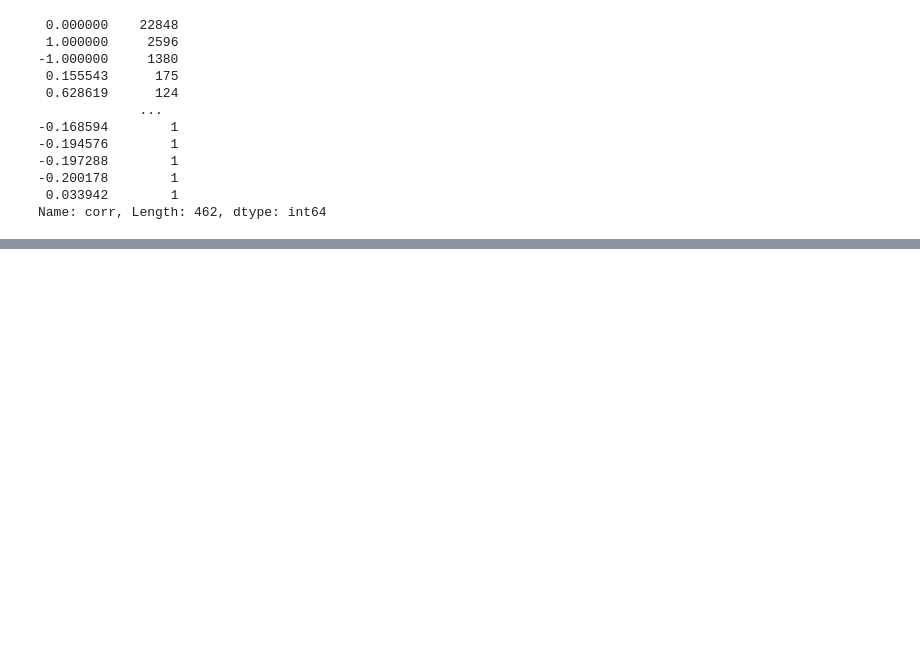
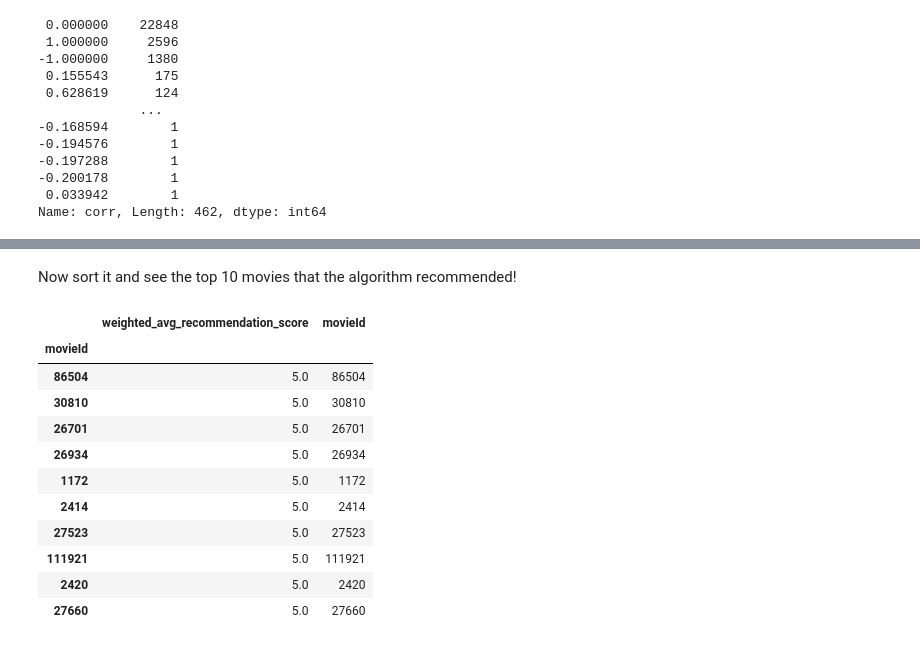
Before and after one commit to vaibhav-shaharwale/Recommendation-Systems, a Jupyter notebook: Collaborative Filtering.ipynb, the cells around one changed output, grey strips where cells are left out. Drawn from its saved outputs; the diff is of its cells as text; code cells hidden in the pictures; blank space fills up the shorter version.

```diff
--- a/Collaborative Filtering.ipynb
+++ b/Collaborative Filtering.ipynb
@@ -295,0 +397,18 @@ top_users = pearson_df.sort
+# %% [markdown]
+Now sort it and see the top 10 movies that the algorithm recommended!
+# %%
+recommendation_df = recommendation_df.sort_values(by='weighted_avg_recommendation_score', ascending=False)
+recommendation_df.head(10)
+# %% [output]
+|  | weighted_avg_recommendation_score | movieId |
+| movieId |  |  |
+| 86504 | 5.0 | 86504 |
+| 30810 | 5.0 | 30810 |
+| 26701 | 5.0 | 26701 |
+| 26934 | 5.0 | 26934 |
+| 1172 | 5.0 | 1172 |
+| 2414 | 5.0 | 2414 |
+| 27523 | 5.0 | 27523 |
+| 111921 | 5.0 | 111921 |
+| 2420 | 5.0 | 2420 |
+| 27660 | 5.0 | 27660 |
```
Also changed, not shown: parts of 16 cells of this notebook.
